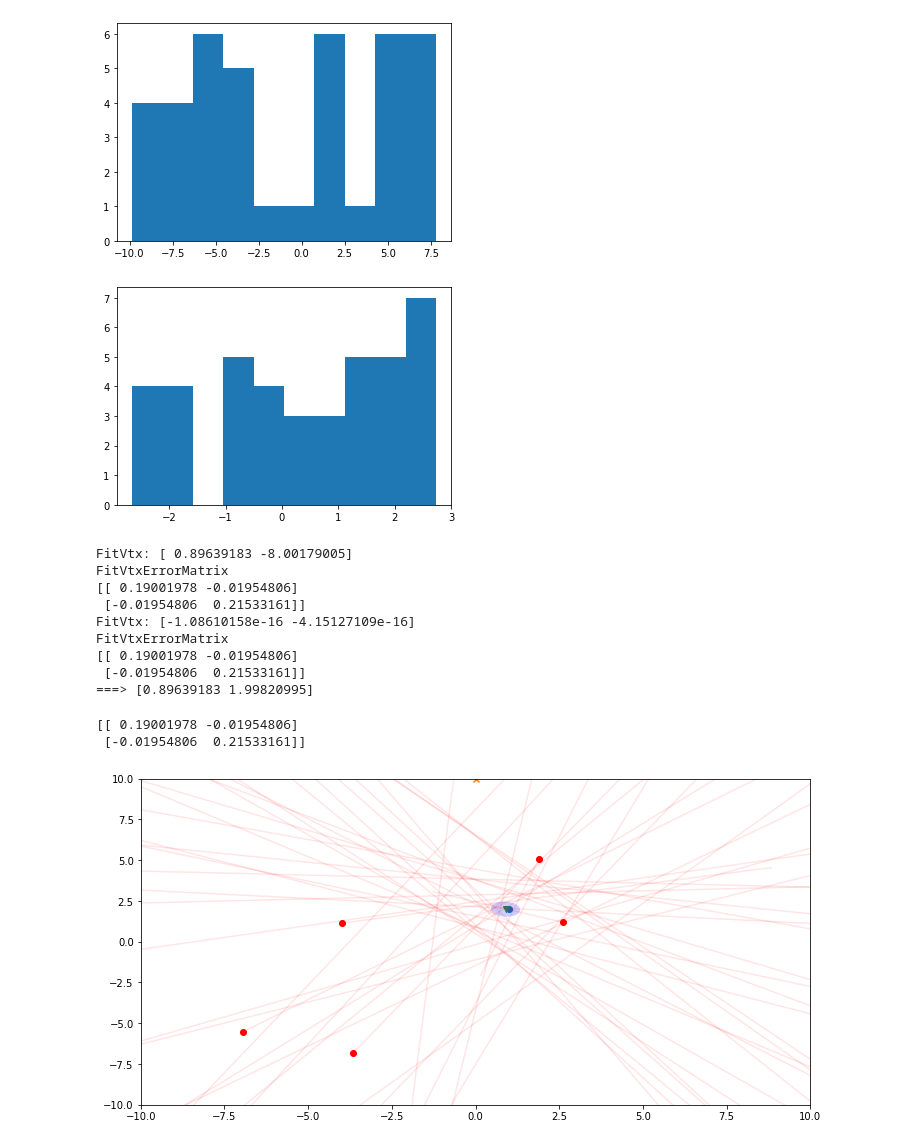
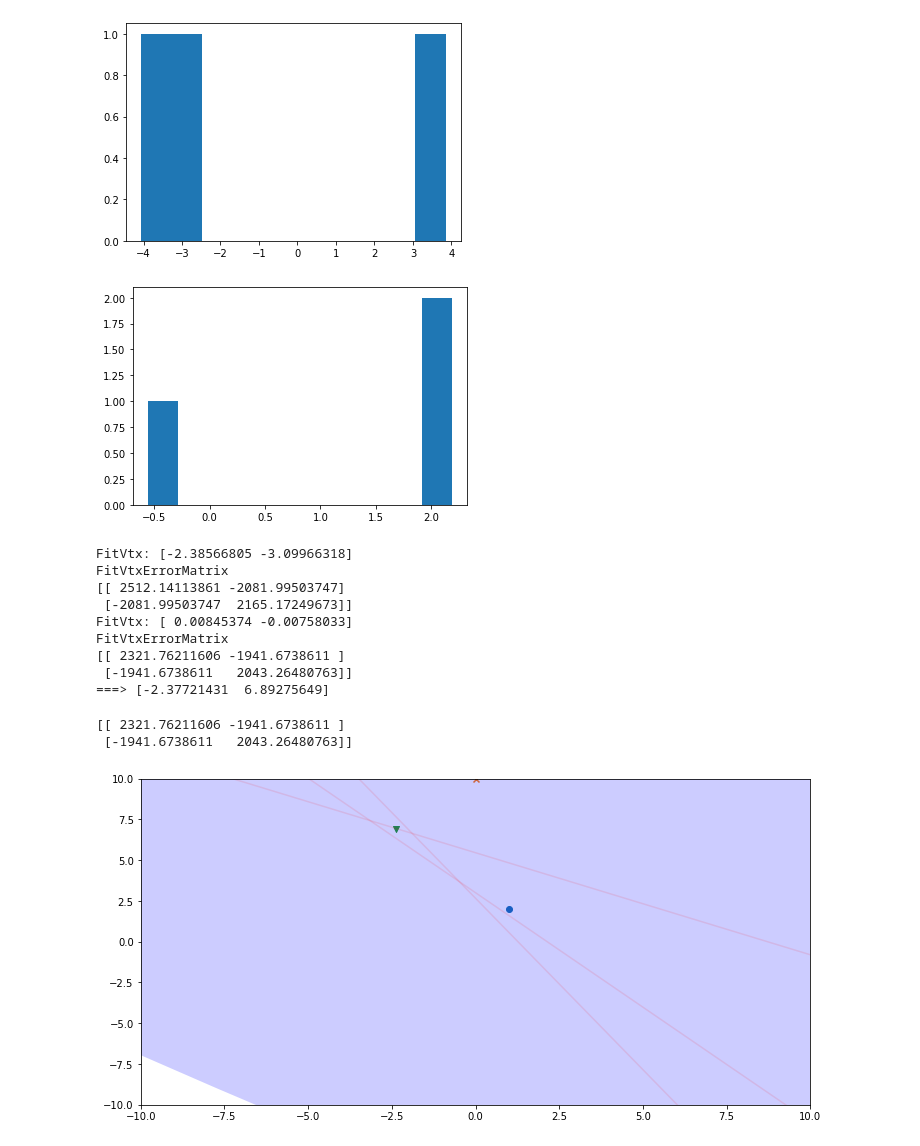
Before and after one commit to pbutti/smokeDet, a Jupyter notebook: smokeDet.ipynb, the cells around one changed output. Drawn from its saved outputs; the diff is of its cells as text; code cells hidden in the pictures.

```diff
--- a/smokeDet.ipynb
+++ b/smokeDet.ipynb
@@ -85,7 +85,7 @@ class ray:
         JT = J.transpose()
 
         self.covariance = J @ (self.covariance @ JT)
-
+        self.d0err = math.sqrt(self.covariance[0,0])
         #Change the reference point
         self.refPoint = point
 
@@ -126,7 +126,7 @@ def generatePointingRay(point, origin,sigmaAngle=0.05,sigmaXY=[4,4],sigmaL=2,dis
     return [origin,rand_angle,rand_length]
 
 fireLocation = [1,2]
-measurements = 40
+measurements = 3
 #origins = [[47,22],[35,25],[-20,-30],[-33,11],[15,15],[30,26],[60,10],[102,76]]
 
 #generate random origins pointing to the fire
@@ -145,8 +145,9 @@ fig, ax = plt.subplots(figsize=(12, 6))
 #angles =[math.pi / 4., math.pi, -math.pi /4.]
 
 for i in range(len(origins)):
-    pointingRay = generatePointingRay(fireLocation,origins[i],sigmaAngle=0.1)
-    #rays.append(ray(origins[i],angles[i],50))
+    s_angle =  np.random.uniform(0.05,0.2)
+    pointingRay = generatePointingRay(fireLocation,origins[i],sigmaAngle=s_angle)
+
     sigma_x = 1.
     sigma_y = 2.
     rays.append(ray(pointingRay[0],pointingRay[1],pointingRay[2],sigma_x,sigma_y))
@@ -255,10 +256,10 @@ reco_phi0s = []
 #print(seed)
 seed=[0,10]
 
-for ray in rays:
-    ray.transformToPoint(seed)
-    reco_d0s.append(ray.d0)
-    reco_phi0s.append(ray.angle)
+for r in rays:
+    r.transformToPoint(seed)
+    reco_d0s.append(r.d0)
+    reco_phi0s.append(r.angle)
 
 plt.hist(reco_d0s)
 plt.show()
@@ -266,8 +267,8 @@ plt.show()
 plt.hist(reco_phi0s)
 plt.show()
 # %% [output]
-[figure, old version]
+[figure, new version]
-[figure, old version]
+[figure, new version]
 # %%
 class BilloirSimple2DFitter():
     def __init__(self, tracks):
@@ -339,15 +340,15 @@ for i in range(2):
 
 print("===>",lastVtx)
 # %% [output]
-FitVtx: [ 0.89639183 -8.00179005]
+FitVtx: [-2.38566805 -3.09966318]
 FitVtxErrorMatrix
-[[ 0.19001978 -0.01954806]
- [-0.01954806  0.21533161]]
-FitVtx: [-1.08610158e-16 -4.15127109e-16]
+[[ 2512.14113861 -2081.99503747]
+ [-2081.99503747  2165.17249673]]
+FitVtx: [ 0.00845374 -0.00758033]
 FitVtxErrorMatrix
-[[ 0.19001978 -0.01954806]
- [-0.01954806  0.21533161]]
-===> [0.89639183 1.99820995]
+[[ 2321.76211606 -1941.6738611 ]
+ [-1941.6738611   2043.26480763]]
+===> [-2.37721431  6.89275649]
 # %%
 from matplotlib.patches import Ellipse
 import matplotlib.transforms as transforms
@@ -365,36 +366,36 @@ def plotEllipse(vtxTuple,ax,n_std=1,facecolor='blue',**kwargs):
     # Using a special case to obtain the eigenvalues of this
     # two-dimensionl dataset.
     ell_radius_x = np.sqrt(1 + pearson)
     ell_radius_y = np.sqrt(1 - pearson)
     ellipse = Ellipse((0, 0), width=ell_radius_x * 2, height=ell_radius_y * 2,
                       facecolor=facecolor, **kwargs)
 
     #For us, 1 standard deviation is OK, but you can scale it if you prefer.
     scale_x = np.sqrt(cov[0, 0]) * n_std
     scale_y = np.sqrt(cov[1, 1]) * n_std
 
     transf = transforms.Affine2D() \
             .rotate_deg(45) \
             .scale(scale_x, scale_y) \
             .translate(loc[0], loc[1])
 
     ellipse.set_transform(transf + ax.transData)
     return ax.add_patch(ellipse)
 
 fig, ax = plt.subplots(figsize=(12, 6))
 
-for ray in rays:
-    ax.plot(ray.plotOrigin,ray.plotEnd,color="red",alpha=0.1)
-    ax.scatter(ray.origin[0],ray.origin[1],color="red")
+for r in rays:
+    ax.plot(r.plotOrigin,r.plotEnd,color="red",alpha=0.1)
+    ax.scatter(r.origin[0],r.origin[1],color="red")
 
 plt.scatter(fireLocation[0],fireLocation[1],marker="o")
 plt.scatter(0,10,marker="x")
 plt.scatter(lastVtx[0],lastVtx[1],marker="v")
 plotEllipse((lastVtx,errMatrix),ax,alpha=0.2)
 plt.xlim([-10,10])
 plt.ylim([-10,10])
 plt.show()
 # %% [output]
-[[ 0.19001978 -0.01954806]
- [-0.01954806  0.21533161]]
+[[ 2321.76211606 -1941.6738611 ]
+ [-1941.6738611   2043.26480763]]
-[figure, old version]
+[figure, new version]
```
Also changed, not shown: parts of 3 cells of this notebook.
